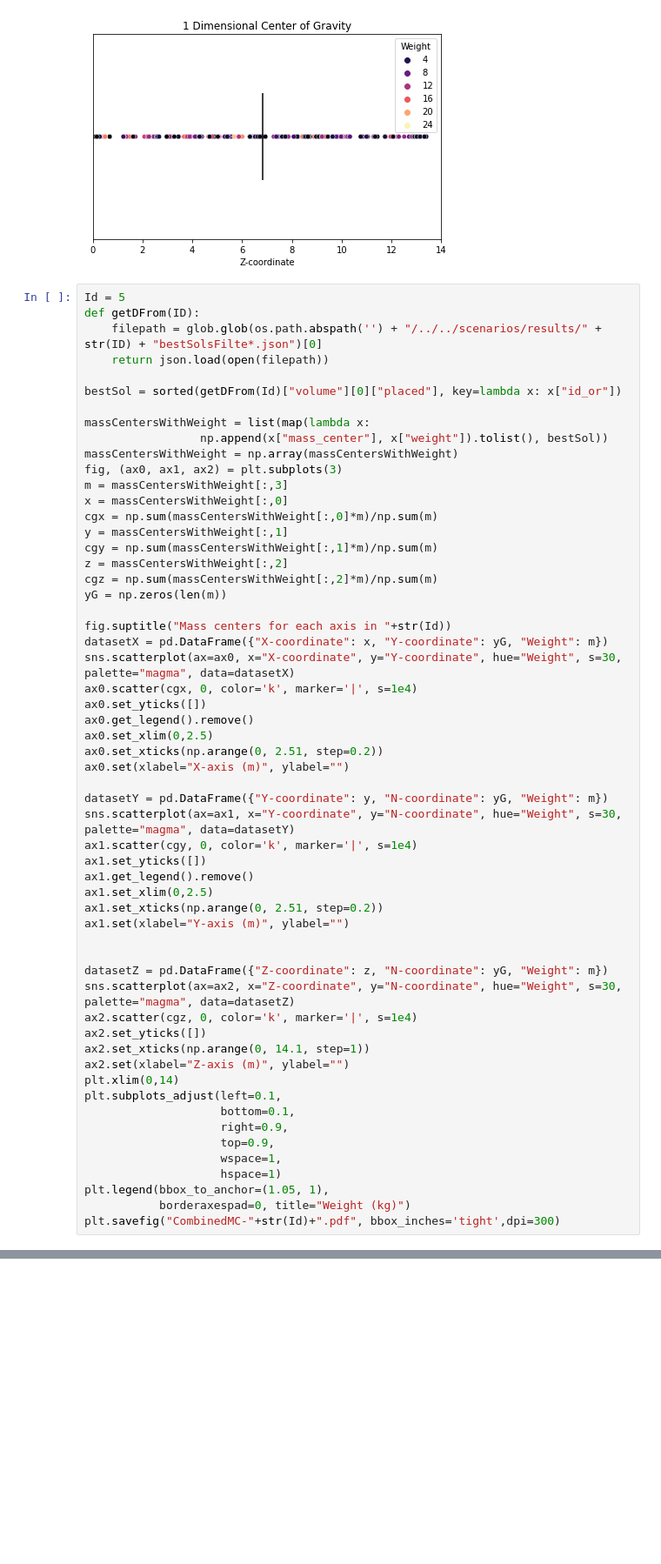
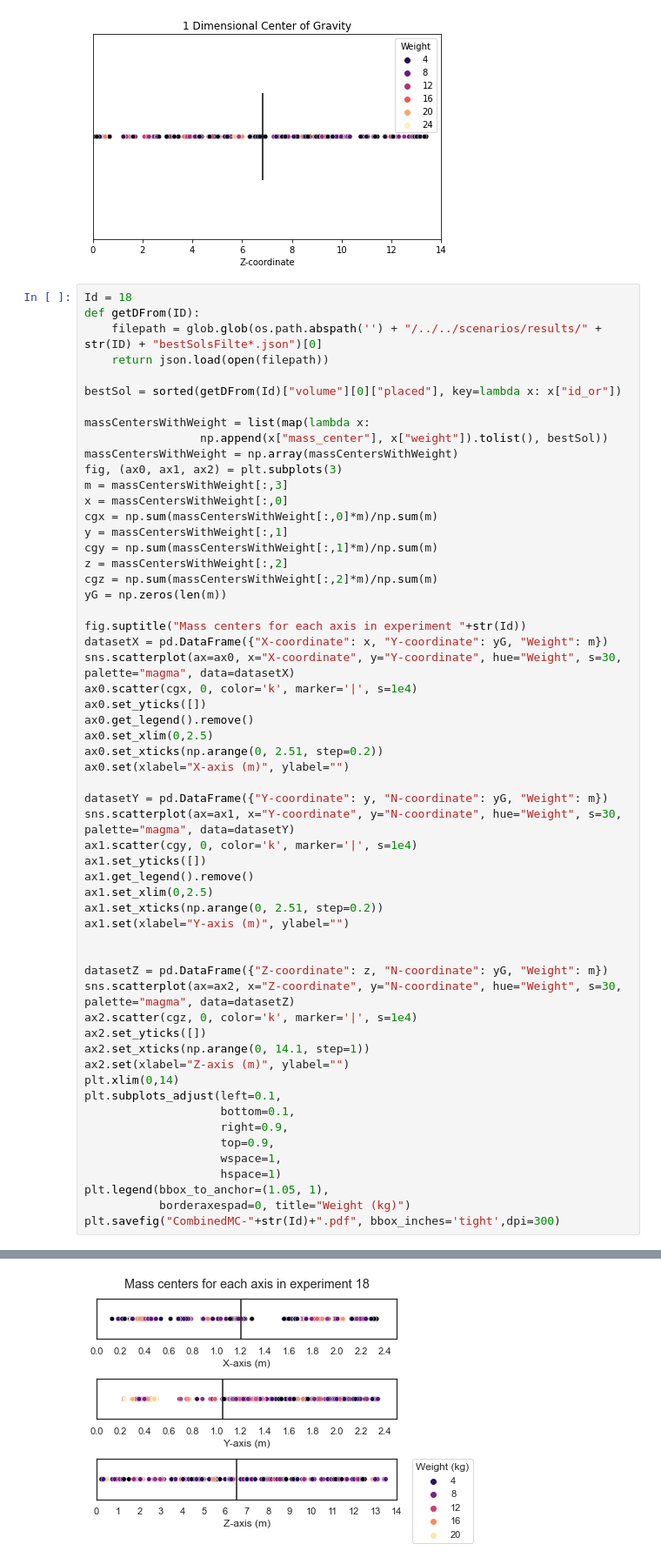
Before and after one commit to YMRodriguez/SORTLOT-TFG, a Jupyter notebook: main/statistics/graphics/graphics.ipynb, the cells around one changed output, grey strips where cells are left out. Shown at 87% size. Cells and saved outputs as stored; diff of their text form; blank space fills up the shorter version.

```diff
--- a/main/statistics/graphics/graphics.ipynb
+++ b/main/statistics/graphics/graphics.ipynb
@@ -268,7 +157,7 @@ plt.savefig("z-mc-28.pdf", bbox_inches='tight',dpi=300)
 # %% [output]
 [figure]
 # %%
-Id = 5
+Id = 18
 def getDFrom(ID):
     filepath = glob.glob(os.path.abspath('') + "/../../scenarios/results/" + str(ID) + "bestSolsFilte*.json")[0]
     return json.load(open(filepath))
@@ -288,7 +177,7 @@ z = massCentersWithWeight[:,2]
 cgz = np.sum(massCentersWithWeight[:,2]*m)/np.sum(m)
 yG = np.zeros(len(m))
 
-fig.suptitle("Mass centers for each axis in "+str(Id))
+fig.suptitle("Mass centers for each axis in experiment "+str(Id))
 datasetX = pd.DataFrame({"X-coordinate": x, "Y-coordinate": yG, "Weight": m})
 sns.scatterplot(ax=ax0, x="X-coordinate", y="Y-coordinate", hue="Weight", s=30, palette="magma", data=datasetX)
 ax0.scatter(cgx, 0, color='k', marker='|', s=1e4)
@@ -329,3 +217,4 @@ IndexError: list index out of range
+[figure, added]
 # %%
 import matplotlib.pyplot as plt
 import seaborn as sns
```
Also changed, not shown: parts of 7 cells of this notebook, 6 other files.
